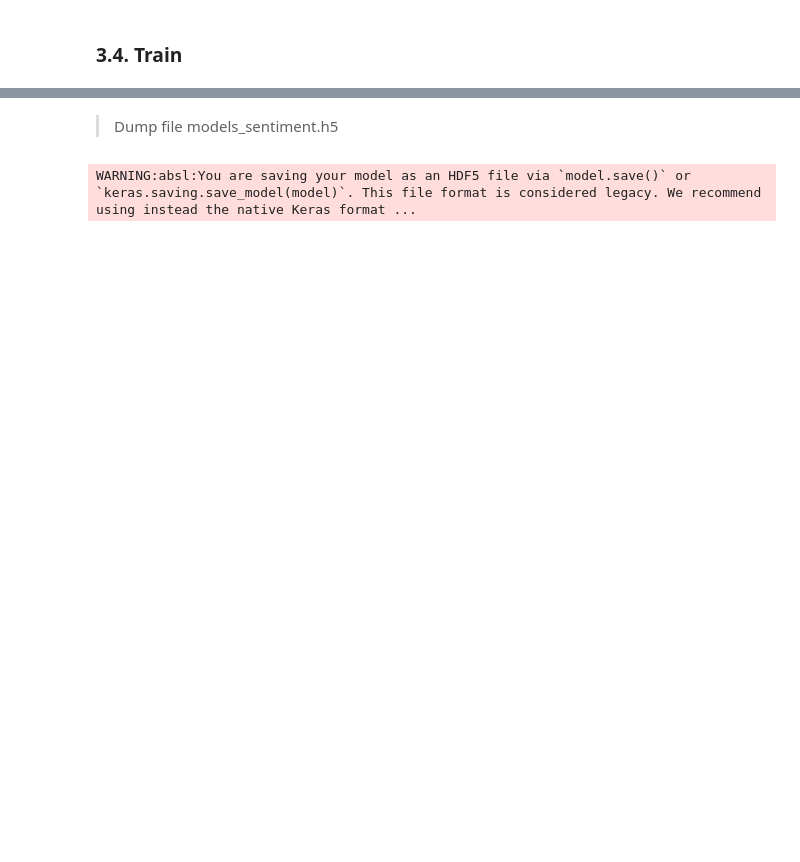
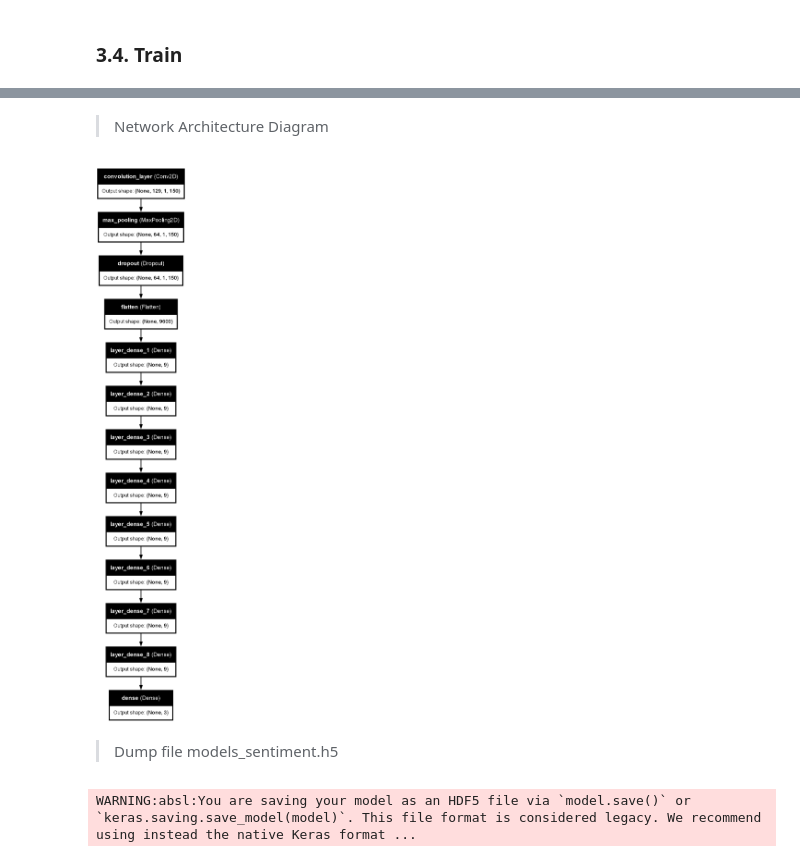
Before and after one commit to ZeusCoderBE/NLP-clustering-word--Vietnamese-Sentiment-Analysis, a Jupyter notebook: train_model_sentiment.ipynb, the cells around one changed output, grey strips where cells are left out. Cells and saved outputs as stored; diff of their text form; code cells hidden in the pictures; blank space fills up the shorter version.

```diff
--- a/train_model_sentiment.ipynb
+++ b/train_model_sentiment.ipynb
@@ -274,6 +305,12 @@ Model: "sequential_5"
  Non-trainable params: 0 (0.00 B)
  Optimizer params: 289,640 (1.10 MB)
 None
+# %% [markdown]
+> Network Architecture Diagram
+# %%
+plot_model(model, to_file='model_sentiment_plot.png', show_shapes=True, show_layer_names=True)
+# %% [output]
+[figure, added]
 # %% [markdown]
 > Dump file models_sentiment.h5
 # %%
```
Also changed, not shown: parts of 11 cells of this notebook, 3 other files.
